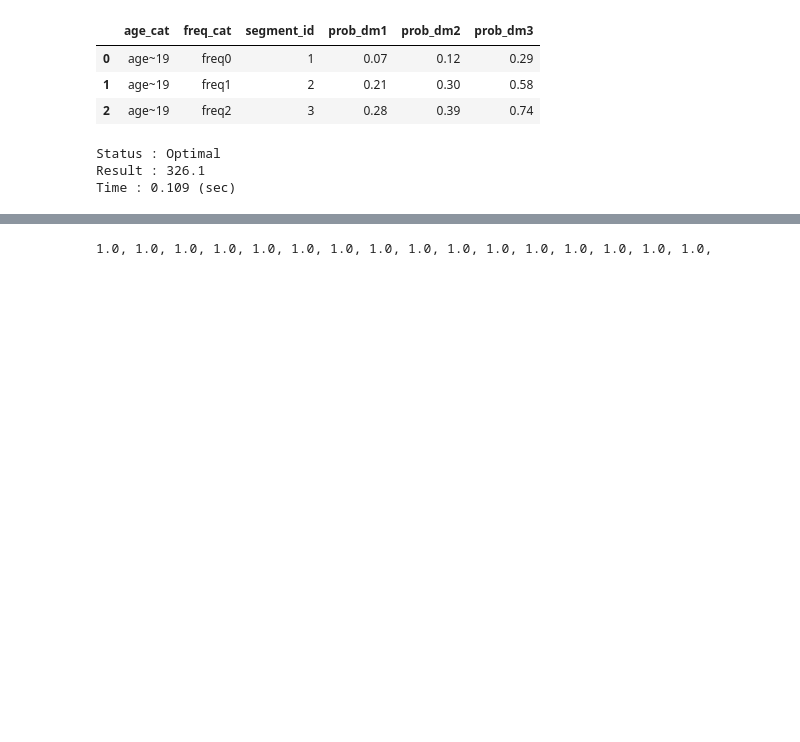
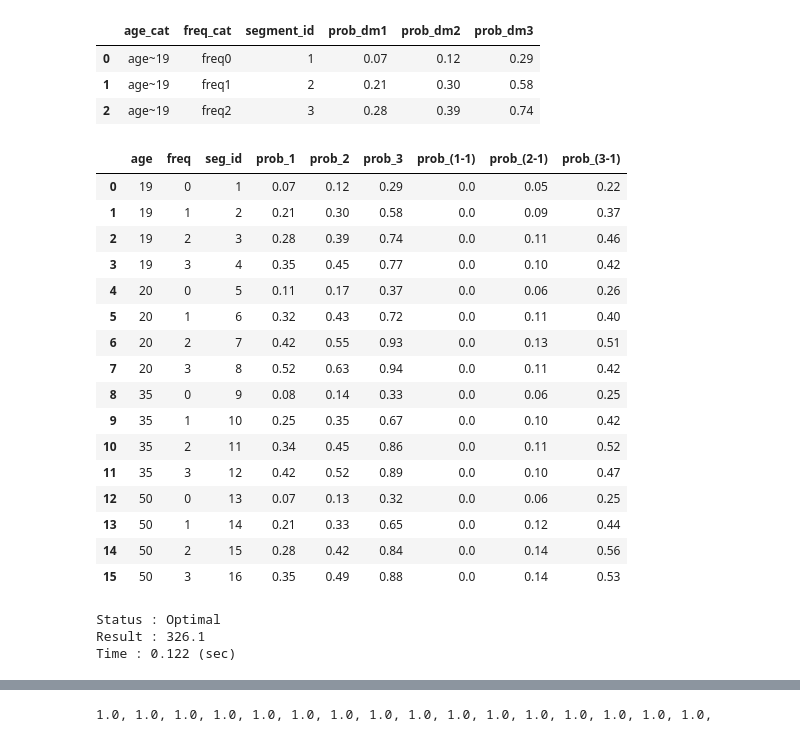
Before and after one commit to akmiccom/python_optimize, a Jupyter notebook: notebooks/chapter_04_pandas_ver_02.ipynb, the cells around one changed output, grey strips where cells are left out. Saved outputs shown, nothing was run; the diff lists cells and outputs as text; code cells hidden in the pictures; blank space fills up the shorter version.

```diff
--- a/notebooks/chapter_04_pandas_ver_02.ipynb
+++ b/notebooks/chapter_04_pandas_ver_02.ipynb
@@ -30,13 +30,40 @@ display(prob_df.head(3))
 # %%
 # クーポン付与による来客率の増加分を作成
 copy_df = prob_df.copy()
 copy_df.columns = ['age', 'freq', 'seg_id', 'prob_1', 'prob_2', 'prob_3']
+
+def string_substitution(x):
+    tralslate_dict = {
+        'age20~34': '20', 'age35~49': '35', 'age~19': '19', 'age50~': '50',
+        'freq0': '0', 'freq1': '1', 'freq2': '2', 'freq3~': '3',
+    }
+    return tralslate_dict[x]
+
+copy_df['age'] = copy_df['age'].apply(string_substitution)
+copy_df['freq'] = copy_df['freq'].apply(string_substitution)
+
 for i in range(3):
     copy_df[f'prob_({i+1}-1)'] = copy_df[f'prob_{i+1}'] - copy_df['prob_1']
-# copy_df['prob_(2-1)'] = copy_df['prob_2'] - copy_df['prob_1']
-# copy_df['prob_(3-1)'] = copy_df['prob_3'] - copy_df['prob_1']
-# print(copy_df.shape)
-# display(copy_df.head(3))
+
+copy_df
+# %% [output]
+|  | age | freq | seg_id | prob_1 | prob_2 | prob_3 | prob_(1-1) | prob_(2-1) | prob_(3-1) |
+| 0 | 19 | 0 | 1 | 0.07 | 0.12 | 0.29 | 0.0 | 0.05 | 0.22 |
+| 1 | 19 | 1 | 2 | 0.21 | 0.30 | 0.58 | 0.0 | 0.09 | 0.37 |
+| 2 | 19 | 2 | 3 | 0.28 | 0.39 | 0.74 | 0.0 | 0.11 | 0.46 |
+| 3 | 19 | 3 | 4 | 0.35 | 0.45 | 0.77 | 0.0 | 0.10 | 0.42 |
+| 4 | 20 | 0 | 5 | 0.11 | 0.17 | 0.37 | 0.0 | 0.06 | 0.26 |
+| 5 | 20 | 1 | 6 | 0.32 | 0.43 | 0.72 | 0.0 | 0.11 | 0.40 |
+| 6 | 20 | 2 | 7 | 0.42 | 0.55 | 0.93 | 0.0 | 0.13 | 0.51 |
+| 7 | 20 | 3 | 8 | 0.52 | 0.63 | 0.94 | 0.0 | 0.11 | 0.42 |
+| 8 | 35 | 0 | 9 | 0.08 | 0.14 | 0.33 | 0.0 | 0.06 | 0.25 |
+| 9 | 35 | 1 | 10 | 0.25 | 0.35 | 0.67 | 0.0 | 0.10 | 0.42 |
+| 10 | 35 | 2 | 11 | 0.34 | 0.45 | 0.86 | 0.0 | 0.11 | 0.52 |
+| 11 | 35 | 3 | 12 | 0.42 | 0.52 | 0.89 | 0.0 | 0.10 | 0.47 |
+| 12 | 50 | 0 | 13 | 0.07 | 0.13 | 0.32 | 0.0 | 0.06 | 0.25 |
+| 13 | 50 | 1 | 14 | 0.21 | 0.33 | 0.65 | 0.0 | 0.12 | 0.44 |
+| 14 | 50 | 2 | 15 | 0.28 | 0.42 | 0.84 | 0.0 | 0.14 | 0.56 |
+| 15 | 50 | 3 | 16 | 0.35 | 0.49 | 0.88 | 0.0 | 0.14 | 0.53 |
 # %%
 # ダイレクトメールの種類と人数を追加し結合
 p_df = pd.DataFrame()
@@ -81,6 +108,7 @@ for v in p_df['variable']:
 
 # print(problem)
 # %%
+# 計算及び結果
 time_start = time.time()
 status = problem.solve()
 time_stop = time.time()
@@ -92,4 +120,4 @@ print(f'Time : {time_stop - time_start:.03} (sec)')
 # %% [output]
 Status : Optimal
 Result : 326.1
-Time : 0.109 (sec)
+Time : 0.122 (sec)
```
Also changed, not shown: parts of 2 cells of this notebook, 1 other file.
